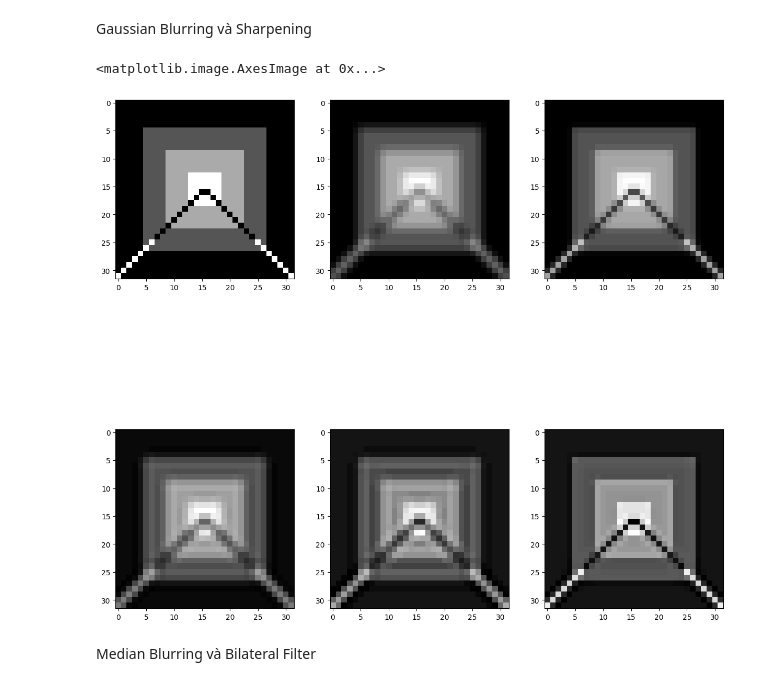
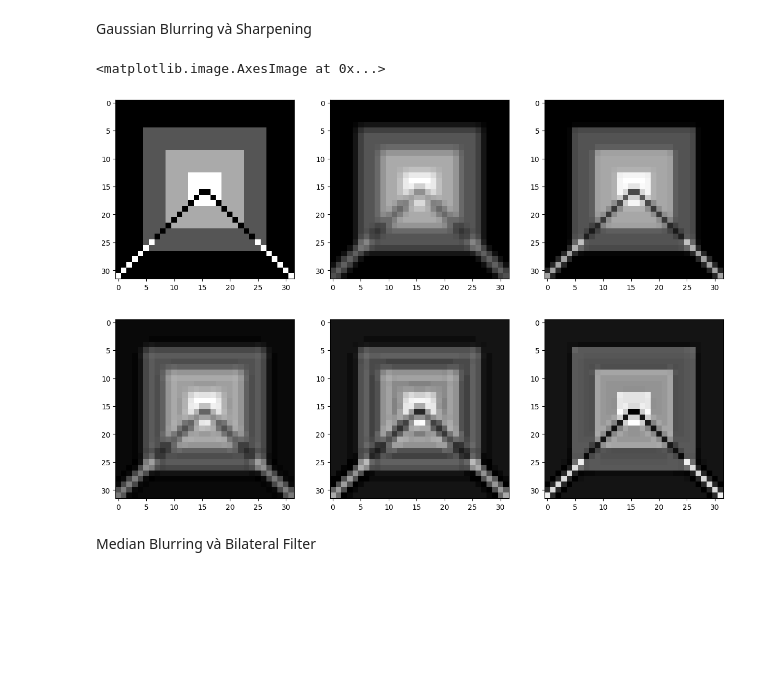
Before and after one commit to Minhdd1413/Image_Processing, a Jupyter notebook: Week4.ipynb, the cells around one changed output. Saved outputs shown, nothing was run; the diff lists cells and outputs as text; code cells hidden in the pictures; blank space fills up the shorter version.

```diff
--- a/Week4.ipynb
+++ b/Week4.ipynb
@@ -209,33 +234,33 @@ plt.imshow(conv_img, cmap='gray')
 # %% [markdown]
 Gaussian Blurring và Sharpening
 # %%
-plt.figure(figsize=(15, 15))
+plt.figure(figsize=(15, 10))
 
 plt.subplot(2, 3, 1)
 plt.imshow(img, cmap='gray')
 
 plt.subplot(2, 3, 2)
 conv_img1 = convolution2D(img, kernel4_a, 1, 1)
 plt.imshow(conv_img1, cmap='gray')
 
 plt.subplot(2, 3, 3)
 conv_img2 = convolution2D(img, kernel4_b, 1, 1)
 plt.imshow(conv_img2, cmap='gray')
 
 plt.subplot(2, 3, 4)
 sharpen_img = convolution2D(conv_img1, kernel6, 1, 1)
 plt.imshow(sharpen_img, cmap='gray')
 
 plt.subplot(2, 3, 5)
 sharpen_img = convolution2D(sharpen_img, kernel6, 1, 1)
 plt.imshow(sharpen_img, cmap='gray')
 
 plt.subplot(2, 3, 6)
 sharpen_img = convolution2D(conv_img2, kernel6, 1, 1)
 plt.imshow(sharpen_img, cmap='gray')
 # %% [output]
 <matplotlib.image.AxesImage at 0x...>
-[figure, old version]
+[figure, new version]
 # %% [markdown]
 Median Blurring và Bilateral Filter
 # %%
```
Also changed, not shown: parts of 4 cells of this notebook.
